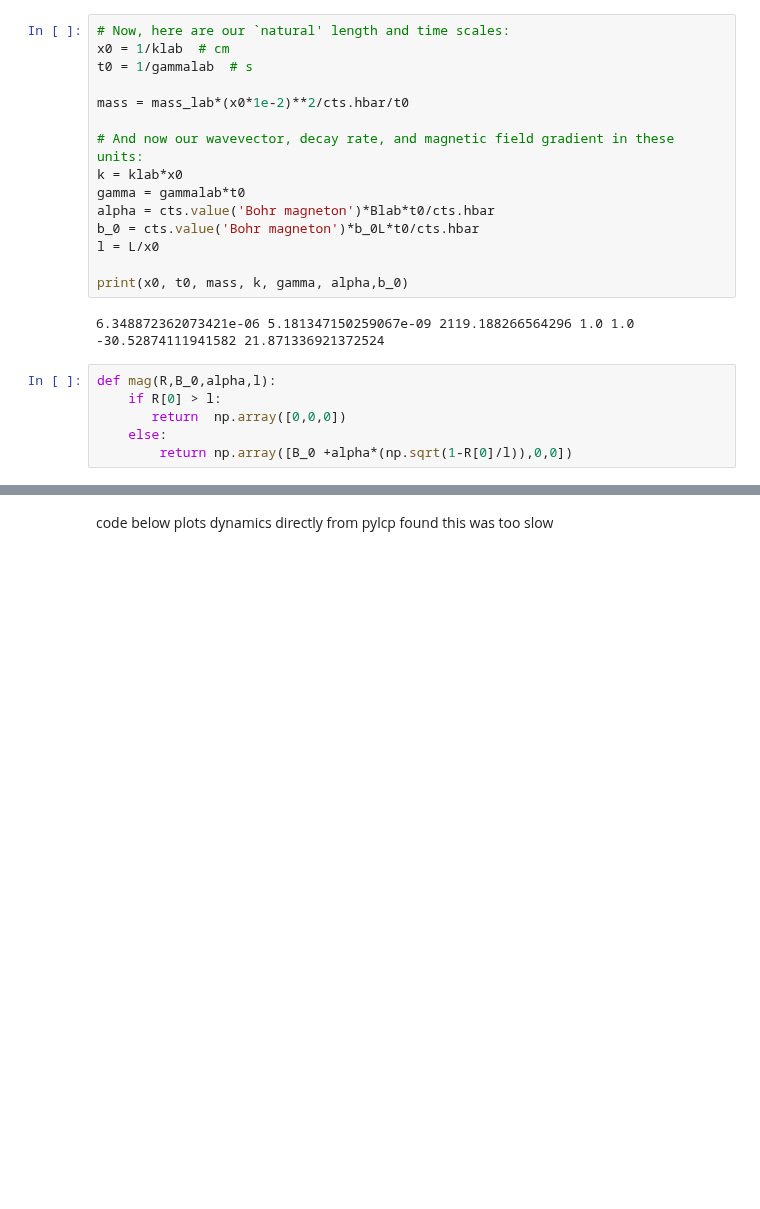
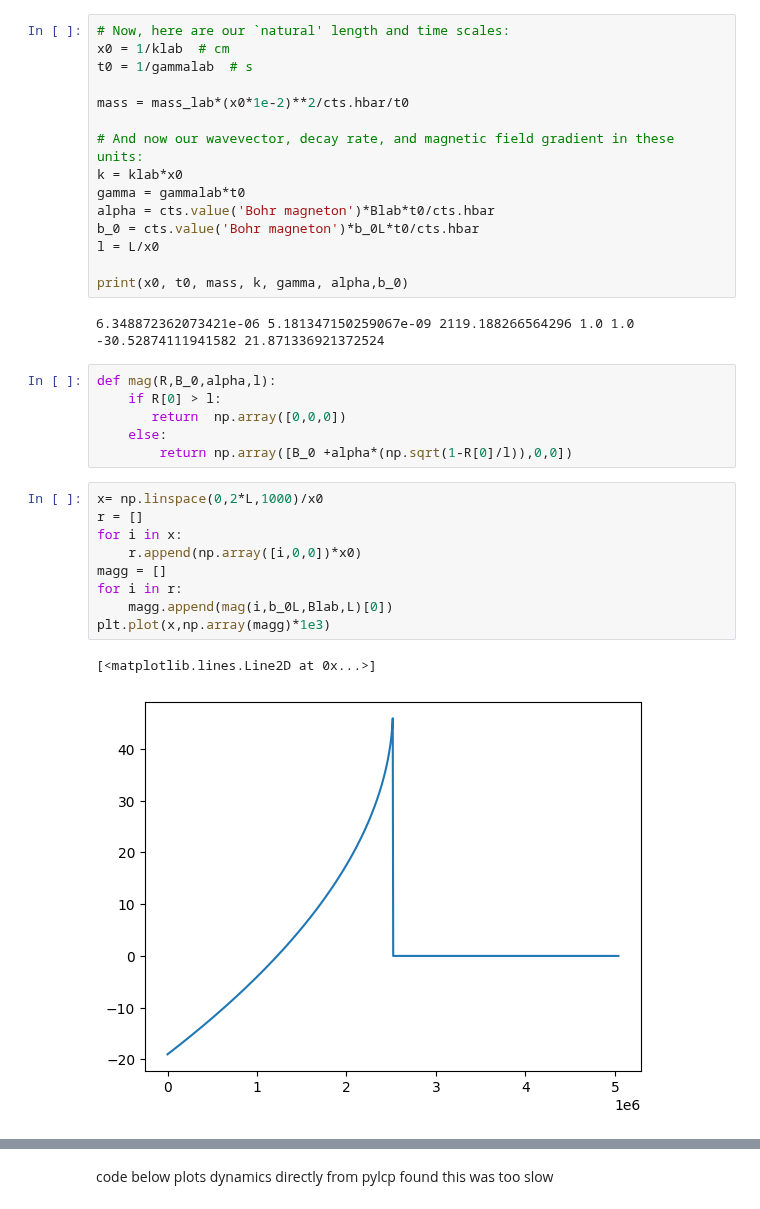
Before and after one commit to benfox4543/YB-zeeman-slower, a Jupyter notebook: zeeman slower_yb(fix after loosing good one).ipynb, the cells around one changed output, grey strips where cells are left out. Saved outputs shown, nothing was run; the diff lists cells and outputs as text; blank space fills up the shorter version.

```diff
--- a/zeeman slower_yb(fix after loosing good one).ipynb
+++ b/zeeman slower_yb(fix after loosing good one).ipynb
@@ -75,3 +140,15 @@ def mag(R,B_0,alpha,l):
        return  np.array([0,0,0])
     else:
         return np.array([B_0 +alpha*(np.sqrt(1-R[0]/l)),0,0])
+# %%
+x= np.linspace(0,2*L,1000)/x0
+r = []
+for i in x:
+    r.append(np.array([i,0,0])*x0)
+magg = []
+for i in r:
+    magg.append(mag(i,b_0L,Blab,L)[0])
+plt.plot(x,np.array(magg)*1e3)
+# %% [output]
+[<matplotlib.lines.Line2D at 0x...>]
+[figure, added]
```
Also changed, not shown: parts of 19 cells of this notebook.
